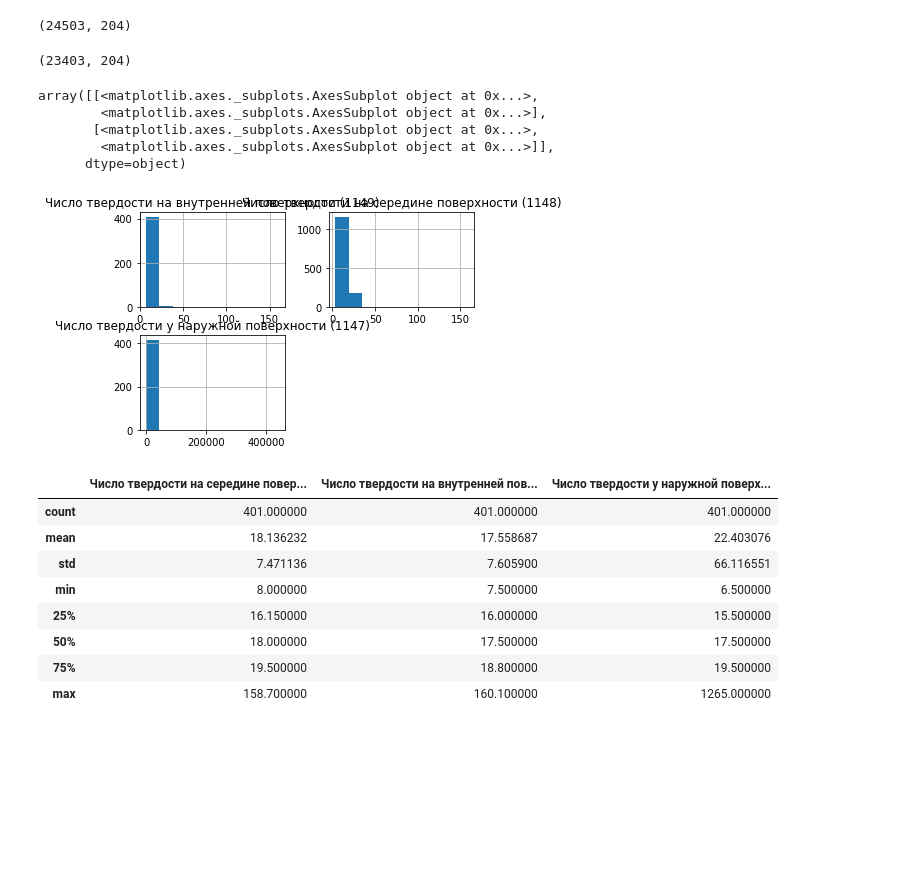
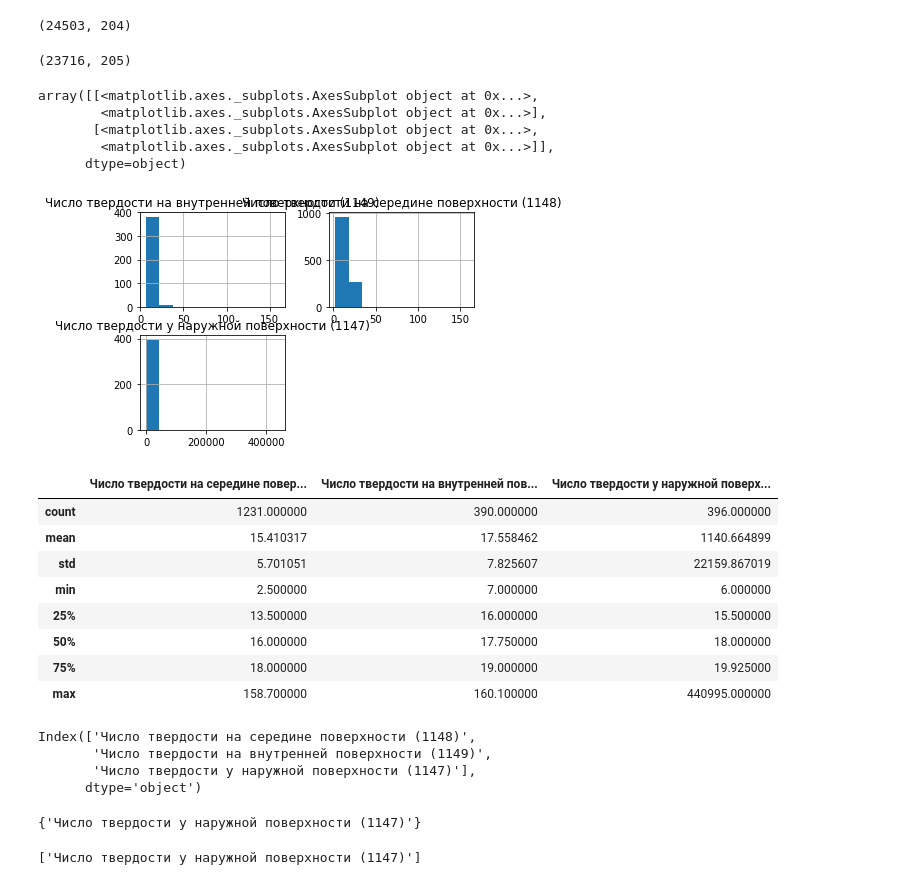
Before and after one commit to ChelpipeBigDataTeam/PNTZ, a Jupyter notebook: Model_hardness_api.ipynb, the cells around one changed output. Drawn from its saved outputs; the diff is of its cells as text; code cells hidden in the pictures; blank space fills up the shorter version.

```diff
--- a/Model_hardness_api.ipynb
+++ b/Model_hardness_api.ipynb
@@ -163,30 +160,41 @@ df = df[df['t˚ C трубы после спреера'] <= 250]
 df = df[df['2 зона ВТР и уставка отпуск'] > 400]
 df = df[df['4 зона ВТР и уставка отпуск'] > 400]
 # %%
-df_.shape
+df.shape
 # %% [output]
-(23403, 204)
+(23716, 205)
 # %%
-df_['Дата термообработки'] = df_['Дата термообработки'].apply(lambda x: str(x).replace(' 00:00:00', ''))
-df_['Дата термообработки'] = df_['Дата термообработки'].apply(lambda x: str(x).replace('-', '.'))
+df['Дата термообработки'] = df['Дата термообработки'].apply(lambda x: str(x).replace(' 00:00:00', ''))
+df['Дата термообработки'] = df['Дата термообработки'].apply(lambda x: str(x).replace('-', '.'))
 # %%
-df_[target].hist()
+df[target].hist()
 # %% [output]
 array([[<matplotlib.axes._subplots.AxesSubplot object at 0x...>,
         <matplotlib.axes._subplots.AxesSubplot object at 0x...>],
        [<matplotlib.axes._subplots.AxesSubplot object at 0x...>,
         <matplotlib.axes._subplots.AxesSubplot object at 0x...>]],
       dtype=object)
-[figure, old version]
+[figure, new version]
 # %%
-df_[target].describe()
+df[target].describe()
 # %% [output]
 |  | Число твердости на середине повер... | Число твердости на внутренней пов... | Число твердости у наружной поверх... |
-| count | 401.000000 | 401.000000 | 401.000000 |
-| mean | 18.136232 | 17.558687 | 22.403076 |
-| std | 7.471136 | 7.605900 | 66.116551 |
-| min | 8.000000 | 7.500000 | 6.500000 |
-| 25% | 16.150000 | 16.000000 | 15.500000 |
-| 50% | 18.000000 | 17.500000 | 17.500000 |
-| 75% | 19.500000 | 18.800000 | 19.500000 |
-| max | 158.700000 | 160.100000 | 1265.000000 |
+| count | 1231.000000 | 390.000000 | 396.000000 |
+| mean | 15.410317 | 17.558462 | 1140.664899 |
+| std | 5.701051 | 7.825607 | 22159.867019 |
+| min | 2.500000 | 7.000000 | 6.000000 |
+| 25% | 13.500000 | 16.000000 | 15.500000 |
+| 50% | 16.000000 | 17.750000 | 18.000000 |
+| 75% | 18.000000 | 19.000000 | 19.925000 |
+| max | 158.700000 | 160.100000 | 440995.000000 |
+# %%
+target
+# %% [output]
+Index(['Число твердости на середине поверхности (1148)',
+       'Число твердости на внутренней поверхности (1149)',
+       'Число твердости у наружной поверхности (1147)'],
+      dtype='object')
+# %%
+set(target) - set(target[:-1])
+# %% [output]
+{'Число твердости у наружной поверхности (1147)'}
@@ -193,2 +203,6 @@ df_[target].describe()
+# %%
+tar
+# %% [output]
+['Число твердости у наружной поверхности (1147)']
 # %%
 tmp = []
```
Also changed, not shown: parts of 45 cells of this notebook, 5 other files.
